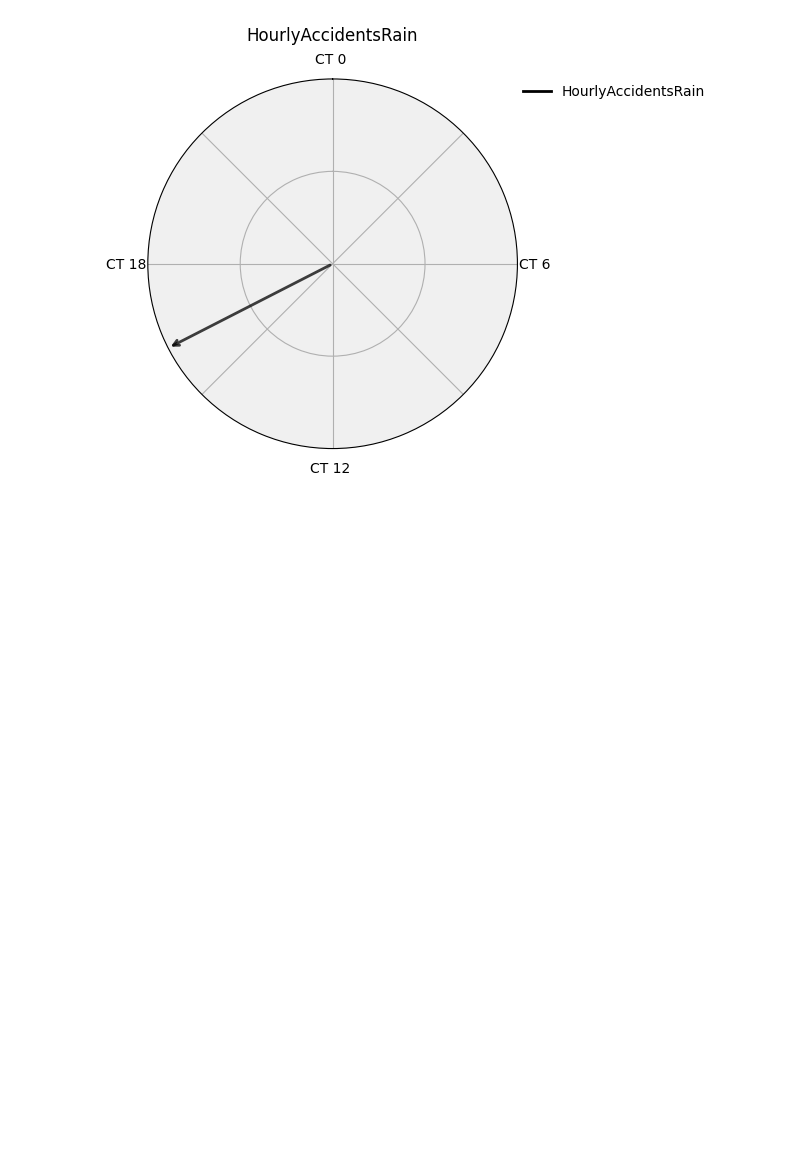
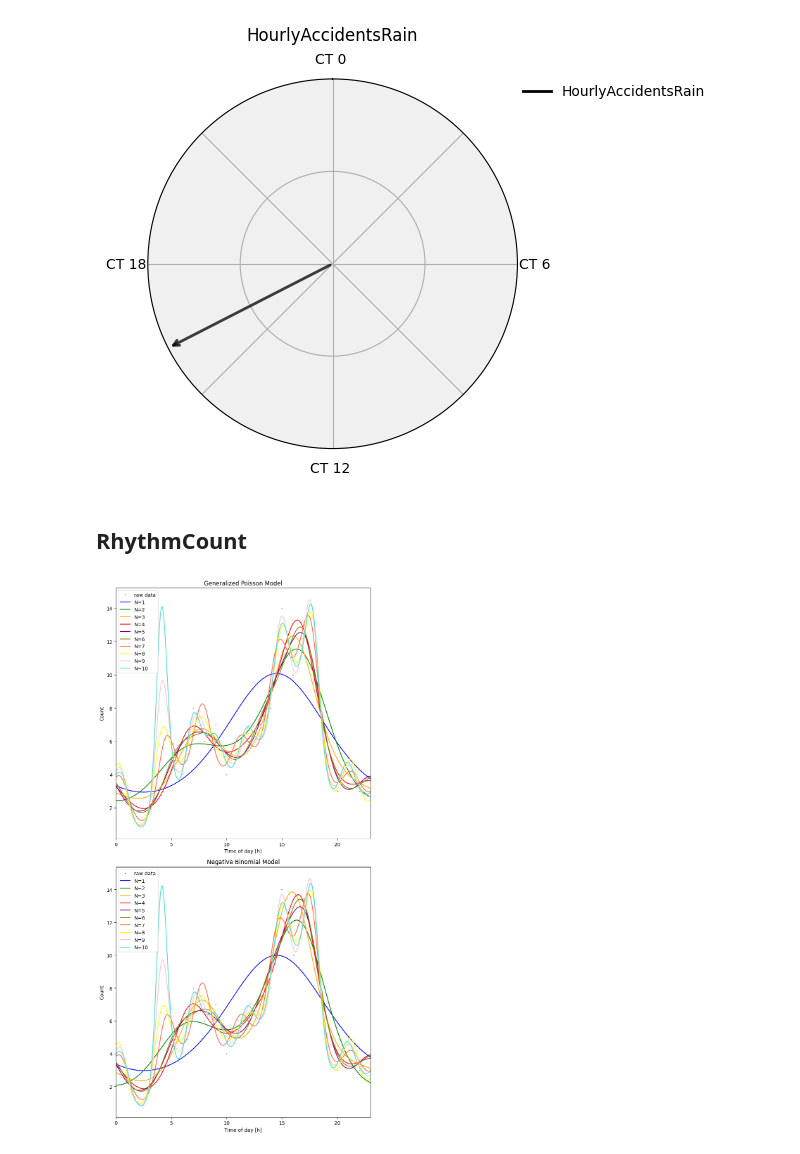
Before and after one commit to hanaskitek/diplomska-git, a Jupyter notebook: 08.1_kosinor_dez.ipynb, the cells around one changed output. Drawn from its saved outputs; the diff is of its cells as text; code cells hidden in the pictures; blank space fills up the shorter version.

Commit message:
Dodana kosinor analiza z RhythmCount

```diff
--- a/08.1_kosinor_dez.ipynb
+++ b/08.1_kosinor_dez.ipynb
@@ -136,3 +137,19 @@ cosinor.plot_df_models(df_plot, df_best_model)
 # %% [output]
 [figure]
 [figure]
+# %% [markdown]
+## RhythmCount
+# %%
+# Ustvari pandas dataframe v formatu, ki bo primeren za uporabo RhythmCount
+df_plot_RC = pd.DataFrame({
+    "test": "HourlyAccidentsRain",  # konstantna oznaka vseh vrstic
+    "X": accidents_per_hour.index,  # Ura (od 0 do 23)
+    "Y": accidents_per_hour.values  # Število nesreč za tisto uro
+})
+# %%
+count_models = ['gen_poisson', 'nb']
+n_components = [1, 2, 3, 4, 5, 6, 7, 8, 9, 10]
+# %%
+df_results_RC = dproc.fit_to_models(df_plot_RC, count_models, n_components, 24)
+# %% [output]
+[figure, added]
```
Also changed, not shown: parts of 12 cells of this notebook, 10 other files.
